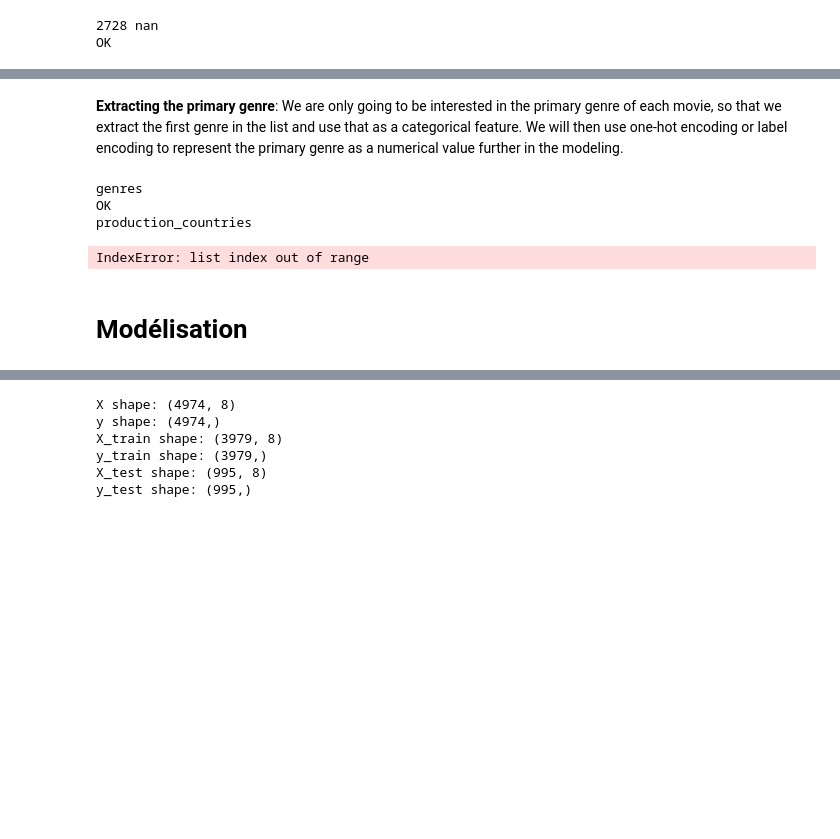
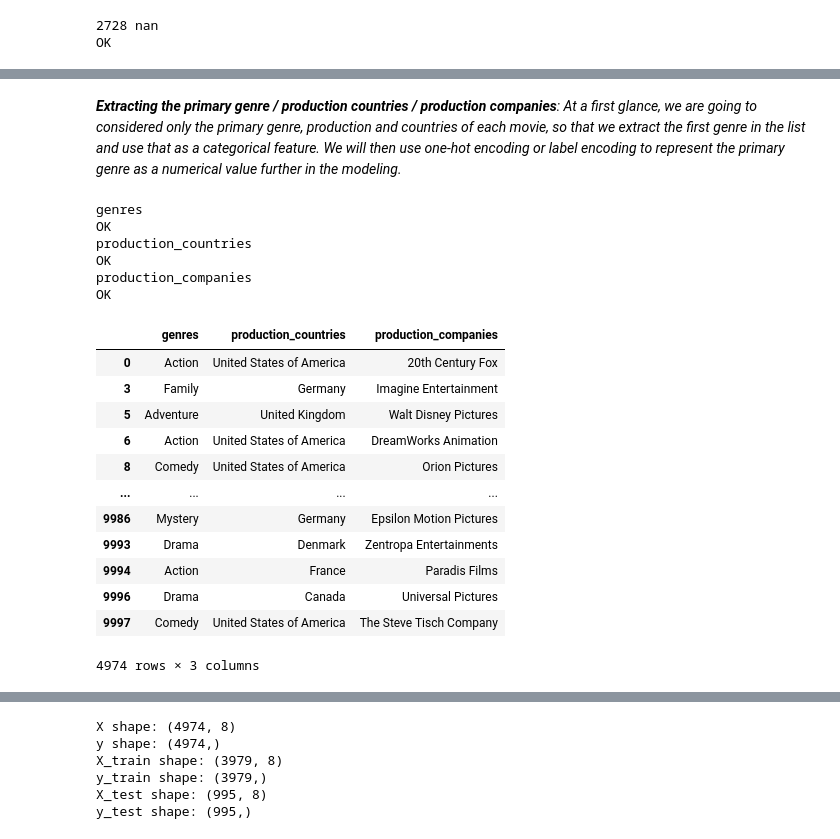
Before and after one commit to jomayans/Projet-Python, a Jupyter notebook: modelisation.ipynb, the cells around one changed output, grey strips where cells are left out. Saved outputs shown, nothing was run; the diff lists cells and outputs as text; code cells hidden in the pictures; blank space fills up the shorter version.

```diff
--- a/modelisation.ipynb
+++ b/modelisation.ipynb
@@ -65,11 +90,10 @@ OK
 # %%
 # Subset columns.
 columns = [
-    "id", "title", "release_date", "budget", "genres", "popularity",
+    "release_date", "budget", "genres", "popularity",
     "production_companies", "production_countries", "runtime",
-    "tagline", "vote_average", "vote_count", "revenue",
+    "vote_average", "vote_count", "revenue",
 ]
-
 movies_df = movies_df[columns]
-movies_df.columns
+movies_df.head(1)
 # %% [output]
@@ -84,17 +102,30 @@ Index(['id', 'title', 'release_date', 'budget', 'genres', 'popularity',
 # %% [markdown]
-**Extracting the primary genre**: We are only going to be interested in the primary genre of each movie, so that we extract the first genre in the list and use that as a categorical feature. We will then use one-hot encoding or label encoding to represent the primary genre as a numerical value further in the modeling.
+_**Extracting the primary genre / production countries / production companies**: At a first glance, we are going to considered only the primary genre, production and countries of each movie, so that we extract the first genre in the list and use that as a categorical feature. We will then use one-hot encoding or label encoding to represent the primary genre as a numerical value further in the modeling._
 # %%
 # Select only first element.
 for colname in colnames:
     print(colname)
     movies_df[colname] = movies_df[colname].apply(select_first_element)
     print("OK")
 
-movies_df[colnames]
+movies_df[colnames].head(5)
 # %% [output]
 genres
 OK
 production_countries
+OK
+production_companies
+OK
+|  | genres | production_countries | production_companies |
+| 0 | Action | United States of America | 20th Century Fox |
+| 3 | Family | Germany | Imagine Entertainment |
+| 5 | Adventure | United Kingdom | Walt Disney Pictures |
+| 6 | Action | United States of America | DreamWorks Animation |
+| 8 | Comedy | United States of America | Orion Pictures |
+| ... | ... | ... | ... |
+| 9986 | Mystery | Germany | Epsilon Motion Pictures |
+| 9993 | Drama | Denmark | Zentropa Entertainments |
+| 9994 | Action | France | Paradis Films |
+| 9996 | Drama | Canada | Universal Pictures |
+| 9997 | Comedy | United States of America | The Steve Tisch Company |
-IndexError: list index out of range
+4974 rows × 3 columns
-# %% [markdown]
-# Modélisation
```
Also changed, not shown: parts of 18 cells of this notebook.
